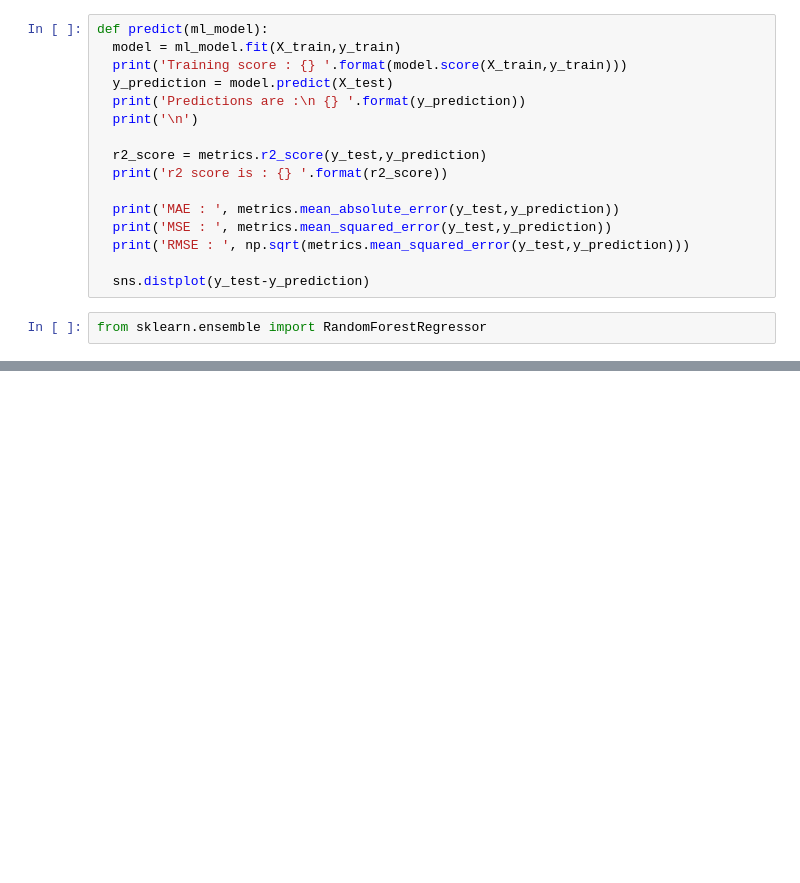
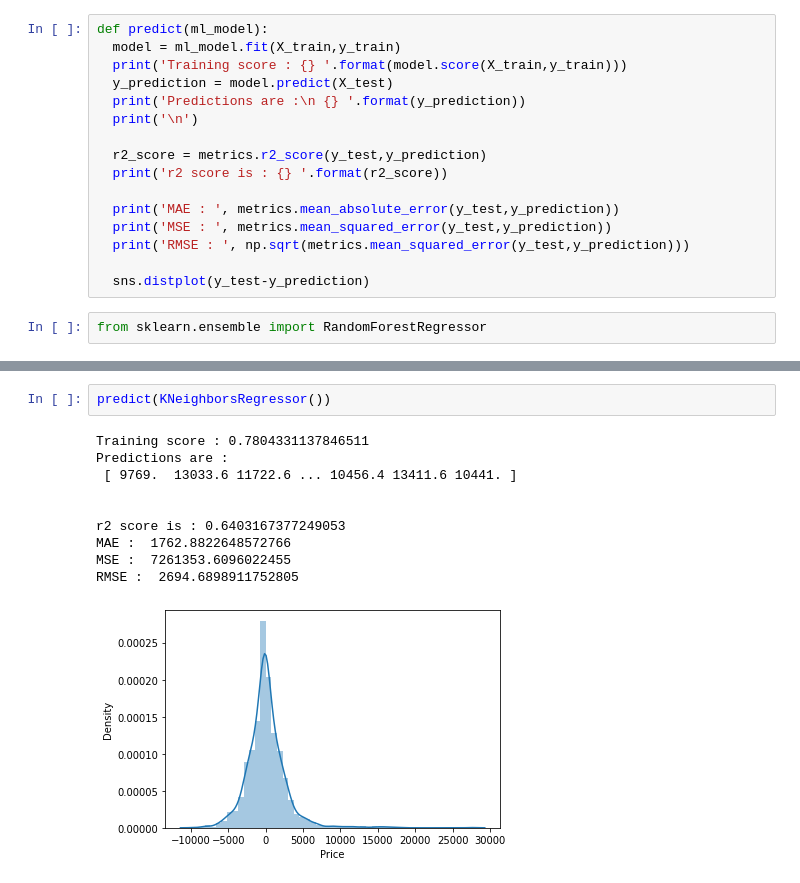
Before and after one commit to crzysab/Data-Science-Real-Projects-in-Python, a Jupyter notebook: Predict_Fare_of_Airlines_Tickets_using_Machine_Learning.ipynb, the cells around one changed output, grey strips where cells are left out. Saved outputs shown, nothing was run; the diff lists cells and outputs as text; blank space fills up the shorter version.

```diff
--- a/Predict_Fare_of_Airlines_Tickets_using_Machine_Learning.ipynb
+++ b/Predict_Fare_of_Airlines_Tickets_using_Machine_Learning.ipynb
@@ -816,0 +851,13 @@ RMSE :  1949.2492382623323
+# %%
+predict(KNeighborsRegressor())
+# %% [output]
+Training score : 0.7804331137846511
+Predictions are :
+ [ 9769.  13033.6 11722.6 ... 10456.4 13411.6 10441. ]
+
+
+r2 score is : 0.6403167377249053
+MAE :  1762.8822648572766
+MSE :  7261353.6096022455
+RMSE :  2694.6898911752805
+[figure, added]
```
Also changed, not shown: parts of 10 cells of this notebook.
